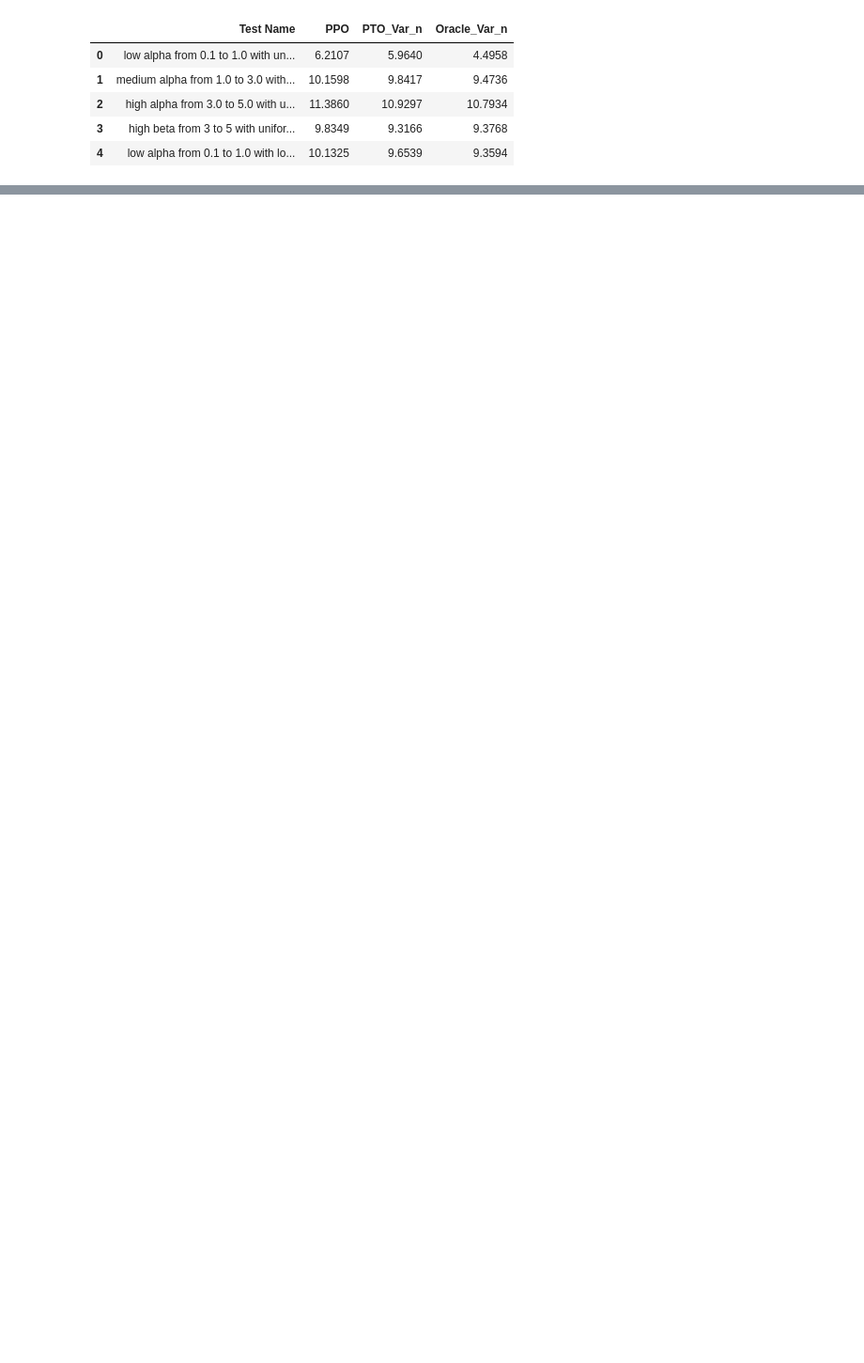
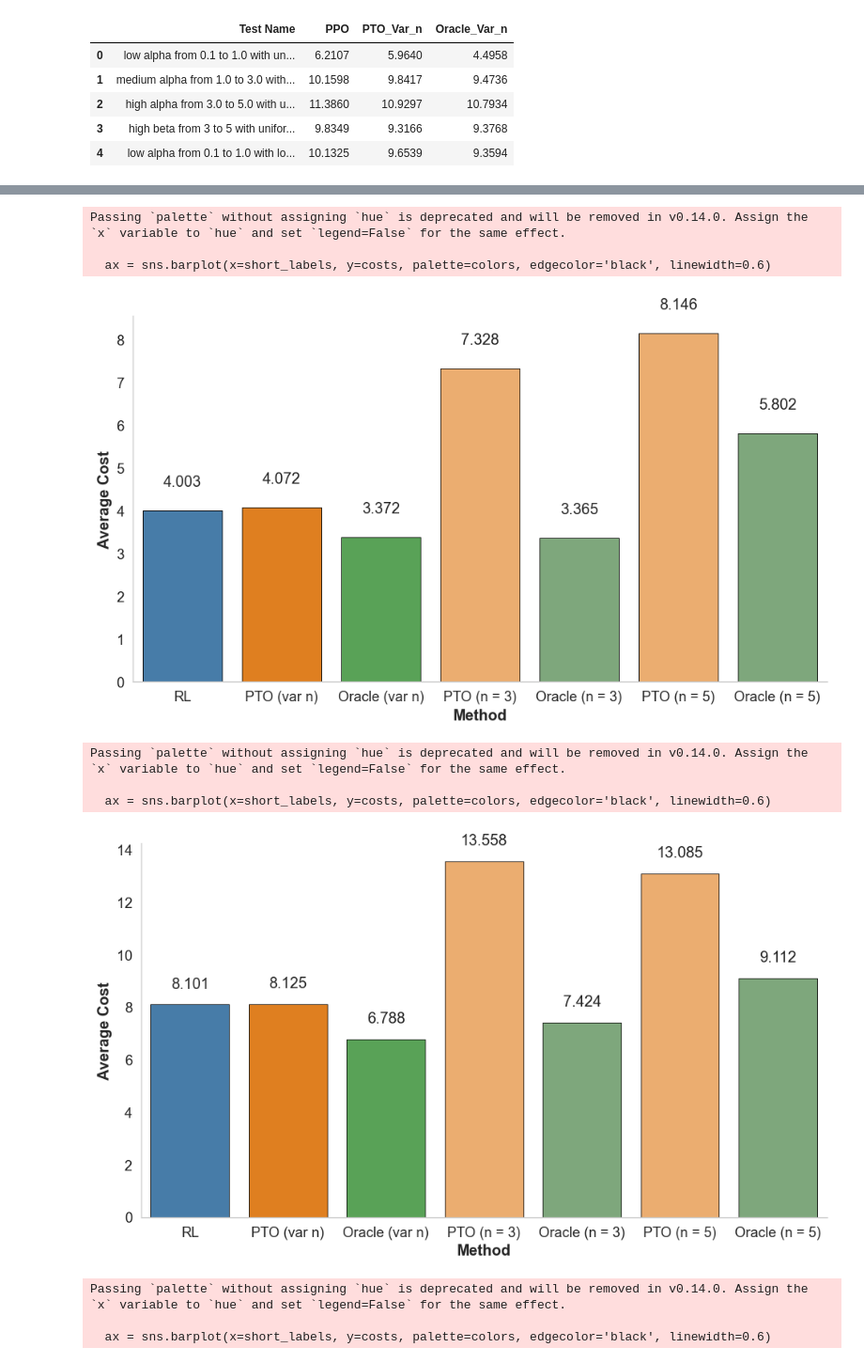
Before and after one commit to pksp99/when_to_leave, a Jupyter notebook: notebooks/test_scripts/finla_test_script.ipynb, the cells around one changed output, grey strips where cells are left out. Shown at 94% size. Cells and saved outputs as stored; diff of their text form; code cells hidden in the pictures; blank space fills up the shorter version.

Commit message:
figures

```diff
--- a/notebooks/test_scripts/finla_test_script.ipynb
+++ b/notebooks/test_scripts/finla_test_script.ipynb
@@ -337,0 +340,69 @@ observed_n_results_df.to_csv(methods.file_path('finla_test_observed_n_results.cs
+# %%
+method_map = {'PPO': 'RL', 'PTO_Var_n': 'PTO (var n)', 'Oracle_Var_n': 'Oracle (var n)',
+              'PTO_Fix_n_3': 'PTO (n = 3)', 'Oracle_Fix_n_3': 'Oracle (n = 3)',
+              'PTO_Fix_n_5': 'PTO (n = 5)', 'Oracle_Fix_n_5': 'Oracle (n = 5)'}
+color_map = {'PPO': '#377eb8', 'PTO_Var_n': '#ff7f00', 'Oracle_Var_n': '#4daf4a',
+              'PTO_Fix_n_3': "#ffad5bff", 'Oracle_Fix_n_3': "#77ae75ff",
+              'PTO_Fix_n_5': "#ffad5bff", 'Oracle_Fix_n_5': "#77ae75ff"}
+import matplotlib.pyplot as plt
+import seaborn as sns
+import numpy as np
+import json
+import math
+from matplotlib.ticker import MaxNLocator
+
+sns.set_theme(style='whitegrid', context='paper', font_scale=1.5, rc={"axes.labelweight": "bold"})
+
+
+for row in cost_results_df.itertuples():
+
+    test_name = row._1
+    methods_list = list(cost_results_df.columns)[1:]
+
+    if test_name == "Bicycle Data Test" or test_name == "Prof Data Test":
+        methods_list = ['PPO', 'PTO_Var_n', 'PTO_Fix_n_3', 'PTO_Fix_n_5']
+
+    method_list = [m for m in methods_list if not math.isnan(getattr(row, m))]
+
+    costs = [getattr(row, col) for col in methods_list]
+
+
+    plt.figure(figsize=(10, 6))
+
+    short_labels = [method_map[m] for m in methods_list]
+
+    colors = [color_map[m] for m in methods_list]
+
+
+    ax = sns.barplot(x=short_labels, y=costs, palette=colors, edgecolor='black', linewidth=0.6)
+    ax.set_ylabel('Average Cost')
+    ax.set_xlabel('Method')
+    ax.yaxis.set_major_locator(MaxNLocator(integer=True))
+    ax.grid(False)
+
+    sns.despine()
+
+
+    for i, v in enumerate(costs):
+        ax.text(i, v + 0.5, f"{v:.3f}", ha='center', va='bottom')
+
+    plt.tight_layout()
+
+    config = sim_tests.get(test_name)
+
+    file_name = f'cost_comparison_{test_name.replace(" ", "_").lower()}'
+    plt.savefig(methods.file_path(f'{file_name}.png', dir_name='figures'))
+    json.dump(config, open(methods.file_path(f'{file_name}.json', dir_name='figures'), 'w'), indent=4)
+    plt.show()
+# %% [output]
+Passing `palette` without assigning `hue` is deprecated and will be removed in v0.14.0. Assign the `x` variable to `hue` and set `legend=False` for the same effect.
+
+  ax = sns.barplot(x=short_labels, y=costs, palette=colors, edgecolor='black', linewidth=0.6)
+[figure, added]
+Passing `palette` without assigning `hue` is deprecated and will be removed in v0.14.0. Assign the `x` variable to `hue` and set `legend=False` for the same effect.
+
+  ax = sns.barplot(x=short_labels, y=costs, palette=colors, edgecolor='black', linewidth=0.6)
+[figure, added]
+Passing `palette` without assigning `hue` is deprecated and will be removed in v0.14.0. Assign the `x` variable to `hue` and set `legend=False` for the same effect.
+
+  ax = sns.barplot(x=short_labels, y=costs, palette=colors, edgecolor='black', linewidth=0.6)
```
Also changed, not shown: parts of 4 cells of this notebook, 32 other files.
